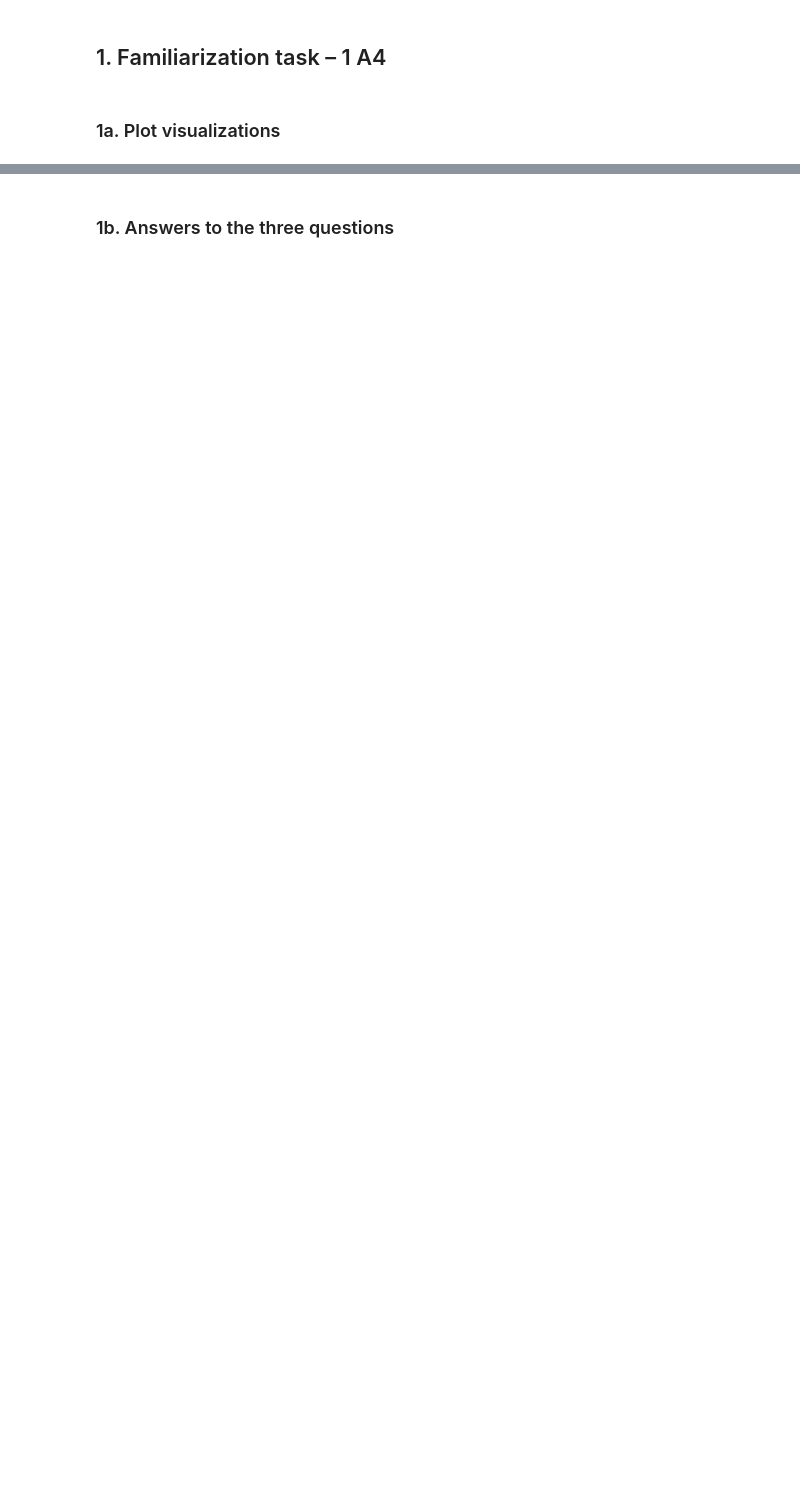
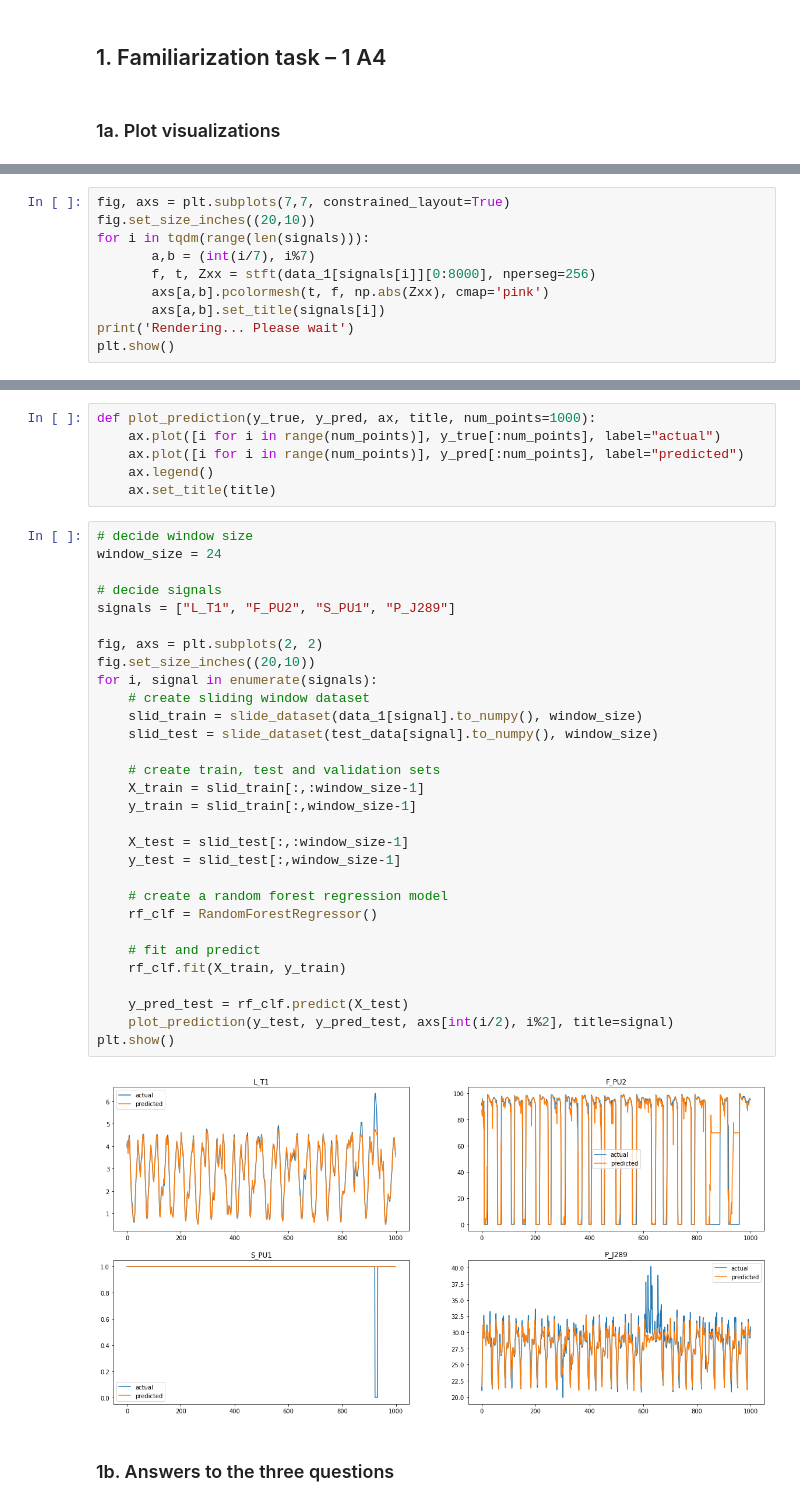
Before and after one commit to sharwinbobde/cyber-data-analytics, a Jupyter notebook: Part-2/Lab2.ipynb, the cells around one changed output, grey strips where cells are left out. Cells and saved outputs as stored; diff of their text form; blank space fills up the shorter version.

```diff
--- a/Part-2/Lab2.ipynb
+++ b/Part-2/Lab2.ipynb
@@ -28,0 +91,10 @@ Dataset here : https://www.batadal.net/data.html You will need Training Dataset
+# %%
+fig, axs = plt.subplots(7,7, constrained_layout=True)
+fig.set_size_inches((20,10))
+for i in tqdm(range(len(signals))):
+       a,b = (int(i/7), i%7)
+       f, t, Zxx = stft(data_1[signals[i]][0:8000], nperseg=256)
+       axs[a,b].pcolormesh(t, f, np.abs(Zxx), cmap='pink')
+       axs[a,b].set_title(signals[i])
+print('Rendering... Please wait')
+plt.show()
@@ -29,2 +120,40 @@ Dataset here : https://www.batadal.net/data.html You will need Training Dataset
+# %%
+def plot_prediction(y_true, y_pred, ax, title, num_points=1000):
+    ax.plot([i for i in range(num_points)], y_true[:num_points], label="actual")
+    ax.plot([i for i in range(num_points)], y_pred[:num_points], label="predicted")
+    ax.legend()
+    ax.set_title(title)
+# %%
+# decide window size
+window_size = 24
+
+# decide signals
+signals = ["L_T1", "F_PU2", "S_PU1", "P_J289"]
+
+fig, axs = plt.subplots(2, 2)
+fig.set_size_inches((20,10))
+for i, signal in enumerate(signals):
+    # create sliding window dataset
+    slid_train = slide_dataset(data_1[signal].to_numpy(), window_size)
+    slid_test = slide_dataset(test_data[signal].to_numpy(), window_size)
+
+    # create train, test and validation sets
+    X_train = slid_train[:,:window_size-1]
+    y_train = slid_train[:,window_size-1]
+
+    X_test = slid_test[:,:window_size-1]
+    y_test = slid_test[:,window_size-1]
+
+    # create a random forest regression model
+    rf_clf = RandomForestRegressor()
+
+    # fit and predict
+    rf_clf.fit(X_train, y_train)
+
+    y_pred_test = rf_clf.predict(X_test)
+    plot_prediction(y_test, y_pred_test, axs[int(i/2), i%2], title=signal)
+plt.show()
+# %% [output]
+[figure, added]
 # %% [markdown]
 ### 1b. Answers to the three questions
```
Also changed, not shown: parts of 25 cells of this notebook.
